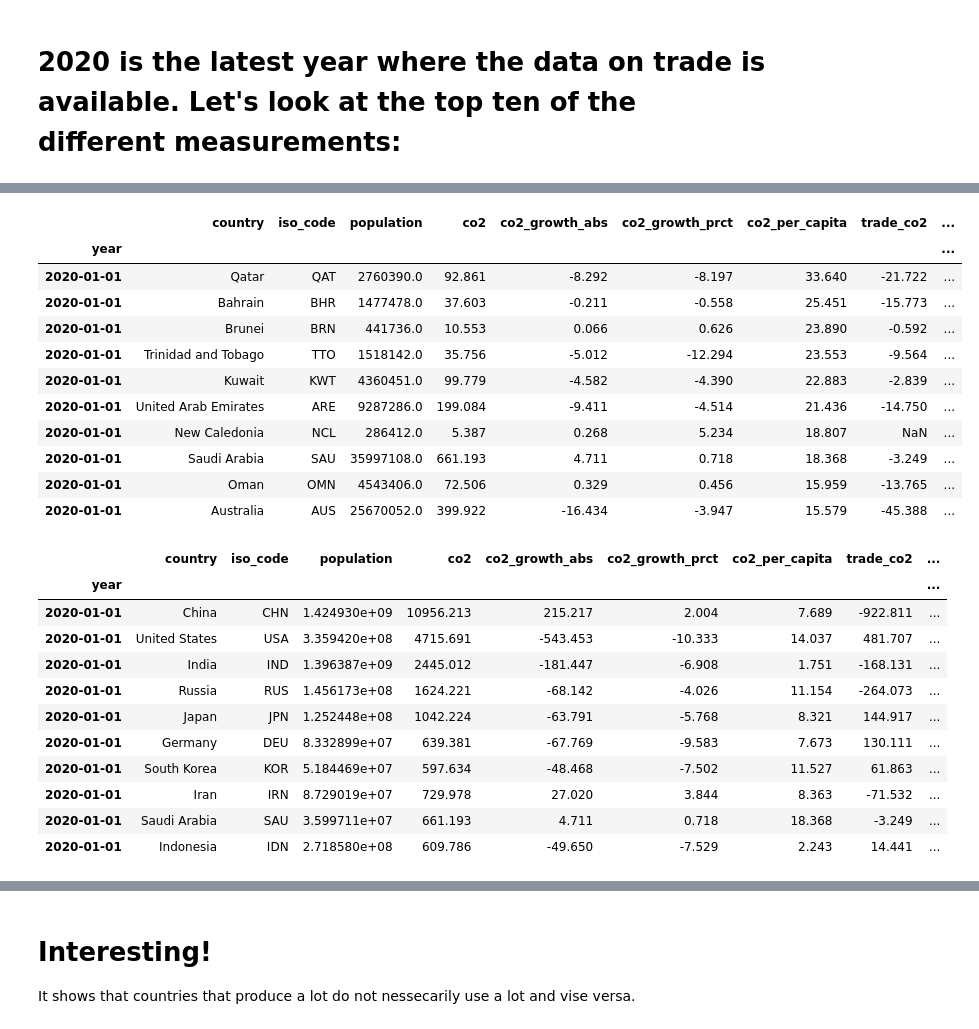
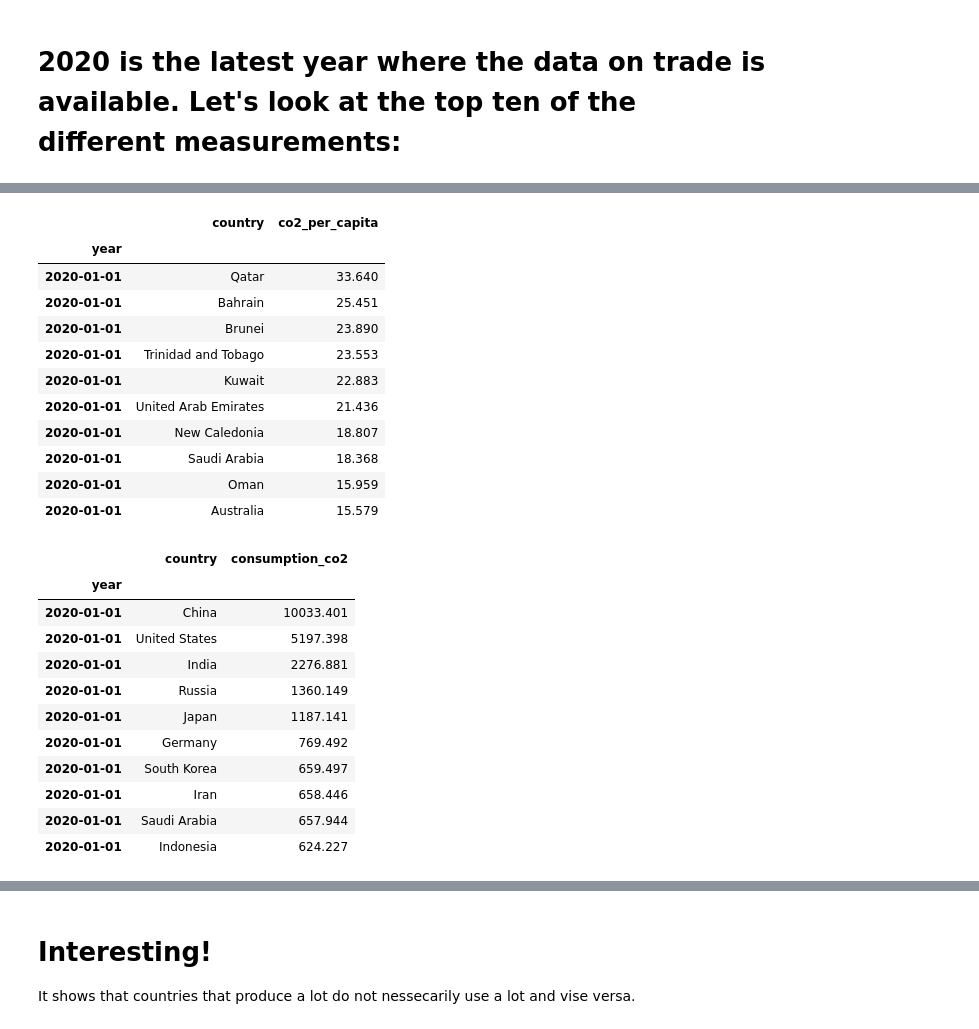
Before and after one commit to MevrouwHelderder/final_assignment, a Jupyter notebook: Final_Assignment.ipynb, the cells around one changed output, grey strips where cells are left out. Saved outputs shown, nothing was run; the diff lists cells and outputs as text; code cells hidden in the pictures.

```diff
--- a/Final_Assignment.ipynb
+++ b/Final_Assignment.ipynb
@@ -140,36 +166,36 @@ top_co2_2020
 # %%
-# Total producten per capita, not corrected for trade :
-top_co2_pc_2020 = explore_co2.loc["2020-01-01 00:00:00",].sort_values(by="co2_per_capita", ascending = False).head(10)
+# Total production per capita, not corrected for trade :
+top_co2_pc_2020 = explore_co2.loc["2020-01-01 00:00:00",["country", "co2_per_capita"]].sort_values(by="co2_per_capita", ascending = False).head(10)
 top_co2_pc_2020
 # %% [output]
-|  | country | iso_code | population | co2 | co2_growth_abs | co2_growth_prct | co2_per_capita | trade_co2 | ... |
-| year |  |  |  |  |  |  |  |  | ... |
-| 2020-01-01 | Qatar | QAT | 2760390.0 | 92.861 | -8.292 | -8.197 | 33.640 | -21.722 | ... |
-| 2020-01-01 | Bahrain | BHR | 1477478.0 | 37.603 | -0.211 | -0.558 | 25.451 | -15.773 | ... |
-| 2020-01-01 | Brunei | BRN | 441736.0 | 10.553 | 0.066 | 0.626 | 23.890 | -0.592 | ... |
-| 2020-01-01 | Trinidad and Tobago | TTO | 1518142.0 | 35.756 | -5.012 | -12.294 | 23.553 | -9.564 | ... |
-| 2020-01-01 | Kuwait | KWT | 4360451.0 | 99.779 | -4.582 | -4.390 | 22.883 | -2.839 | ... |
-| 2020-01-01 | United Arab Emirates | ARE | 9287286.0 | 199.084 | -9.411 | -4.514 | 21.436 | -14.750 | ... |
-| 2020-01-01 | New Caledonia | NCL | 286412.0 | 5.387 | 0.268 | 5.234 | 18.807 | NaN | ... |
-| 2020-01-01 | Saudi Arabia | SAU | 35997108.0 | 661.193 | 4.711 | 0.718 | 18.368 | -3.249 | ... |
-| 2020-01-01 | Oman | OMN | 4543406.0 | 72.506 | 0.329 | 0.456 | 15.959 | -13.765 | ... |
-| 2020-01-01 | Australia | AUS | 25670052.0 | 399.922 | -16.434 | -3.947 | 15.579 | -45.388 | ... |
+|  | country | co2_per_capita |
+| year |  |  |
+| 2020-01-01 | Qatar | 33.640 |
+| 2020-01-01 | Bahrain | 25.451 |
+| 2020-01-01 | Brunei | 23.890 |
+| 2020-01-01 | Trinidad and Tobago | 23.553 |
+| 2020-01-01 | Kuwait | 22.883 |
+| 2020-01-01 | United Arab Emirates | 21.436 |
+| 2020-01-01 | New Caledonia | 18.807 |
+| 2020-01-01 | Saudi Arabia | 18.368 |
+| 2020-01-01 | Oman | 15.959 |
+| 2020-01-01 | Australia | 15.579 |
 # %%
 # Total co2 for own consumption:
-top_co2_consumer_2020 = explore_co2.loc["2020-01-01 00:00:00",].sort_values(by="consumption_co2", ascending = False).head(10)
+top_co2_consumer_2020 = explore_co2.loc["2020-01-01 00:00:00",["country", "consumption_co2"]].sort_values(by="consumption_co2", ascending = False).head(10)
 top_co2_consumer_2020
 # %% [output]
-|  | country | iso_code | population | co2 | co2_growth_abs | co2_growth_prct | co2_per_capita | trade_co2 | ... |
-| year |  |  |  |  |  |  |  |  | ... |
-| 2020-01-01 | China | CHN | 1.424930e+09 | 10956.213 | 215.217 | 2.004 | 7.689 | -922.811 | ... |
-| 2020-01-01 | United States | USA | 3.359420e+08 | 4715.691 | -543.453 | -10.333 | 14.037 | 481.707 | ... |
-| 2020-01-01 | India | IND | 1.396387e+09 | 2445.012 | -181.447 | -6.908 | 1.751 | -168.131 | ... |
-| 2020-01-01 | Russia | RUS | 1.456173e+08 | 1624.221 | -68.142 | -4.026 | 11.154 | -264.073 | ... |
-| 2020-01-01 | Japan | JPN | 1.252448e+08 | 1042.224 | -63.791 | -5.768 | 8.321 | 144.917 | ... |
-| 2020-01-01 | Germany | DEU | 8.332899e+07 | 639.381 | -67.769 | -9.583 | 7.673 | 130.111 | ... |
-| 2020-01-01 | South Korea | KOR | 5.184469e+07 | 597.634 | -48.468 | -7.502 | 11.527 | 61.863 | ... |
-| 2020-01-01 | Iran | IRN | 8.729019e+07 | 729.978 | 27.020 | 3.844 | 8.363 | -71.532 | ... |
-| 2020-01-01 | Saudi Arabia | SAU | 3.599711e+07 | 661.193 | 4.711 | 0.718 | 18.368 | -3.249 | ... |
-| 2020-01-01 | Indonesia | IDN | 2.718580e+08 | 609.786 | -49.650 | -7.529 | 2.243 | 14.441 | ... |
+|  | country | consumption_co2 |
+| year |  |  |
+| 2020-01-01 | China | 10033.401 |
+| 2020-01-01 | United States | 5197.398 |
+| 2020-01-01 | India | 2276.881 |
+| 2020-01-01 | Russia | 1360.149 |
+| 2020-01-01 | Japan | 1187.141 |
+| 2020-01-01 | Germany | 769.492 |
+| 2020-01-01 | South Korea | 659.497 |
+| 2020-01-01 | Iran | 658.446 |
+| 2020-01-01 | Saudi Arabia | 657.944 |
+| 2020-01-01 | Indonesia | 624.227 |
 # %%
 # Total co2 for own consumption per capita:
```
Also changed, not shown: parts of 13 cells of this notebook.
